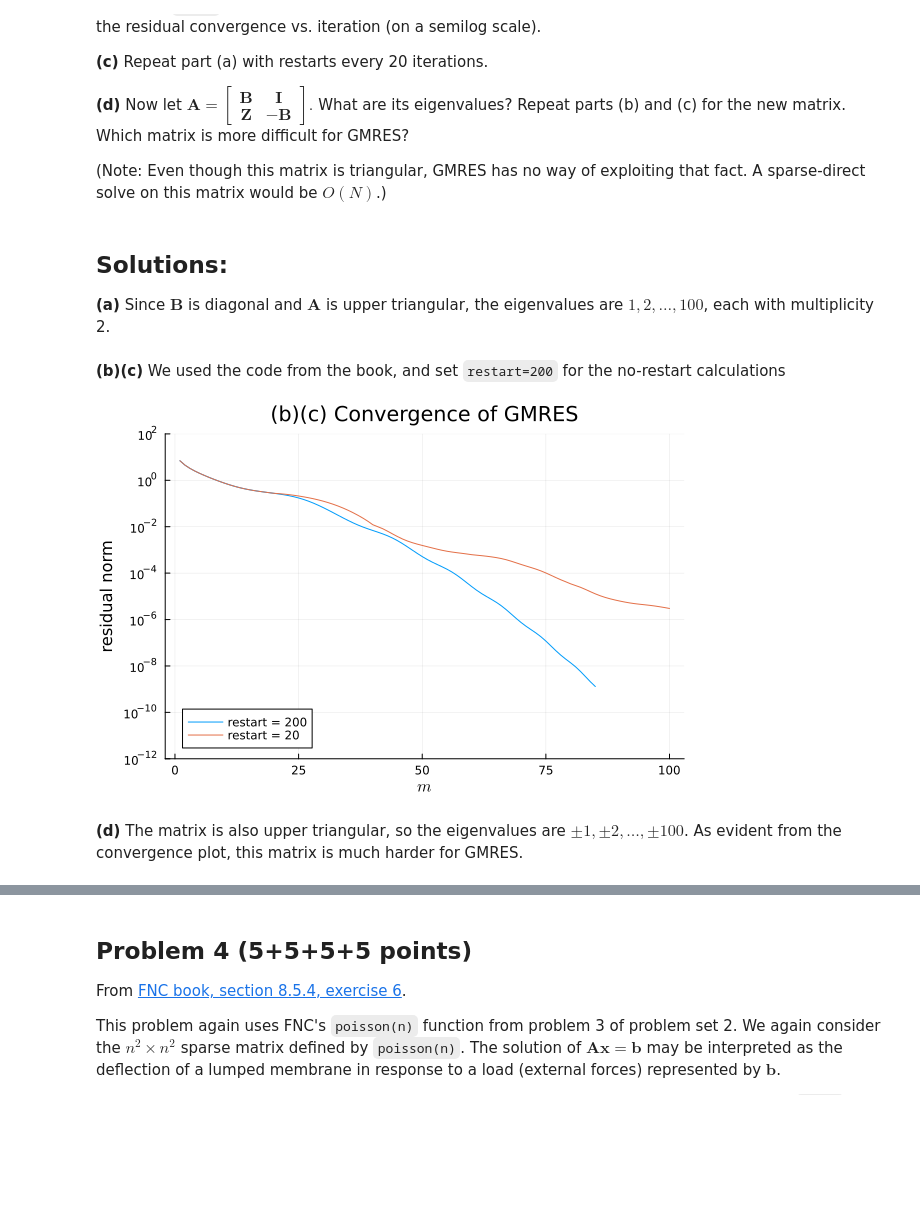
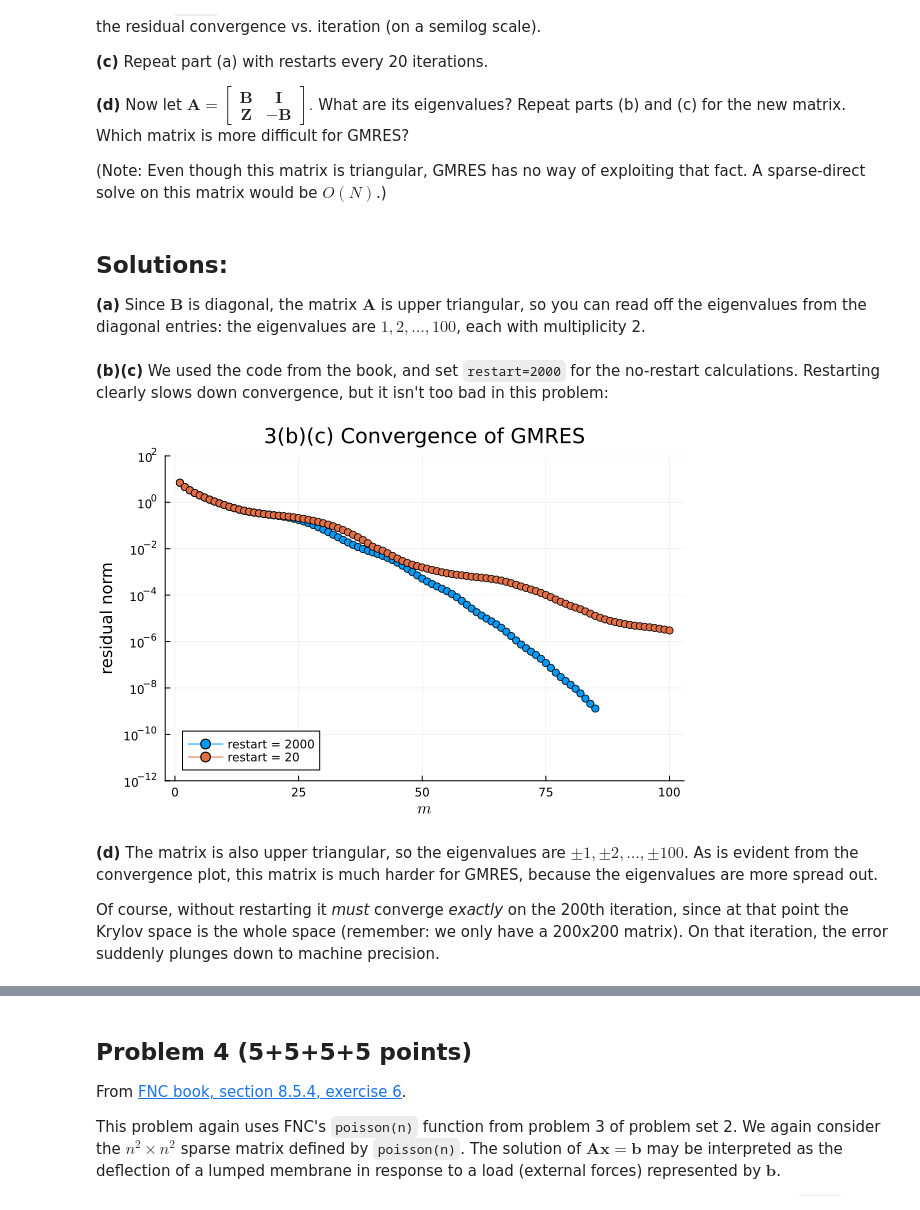
Before and after one commit to mitmath/numerical_spoke_linalg, a Jupyter notebook: psets/pset3sol.ipynb, the cells around one changed output, grey strips where cells are left out. Saved outputs shown, nothing was run; the diff lists cells and outputs as text; code cells hidden in the pictures; blank space fills up the shorter version.

```diff
--- a/psets/pset3sol.ipynb
+++ b/psets/pset3sol.ipynb
@@ -133,9 +150,9 @@ Let $\mathbf{I}$ be a $100\times 100$ identity, and let $\mathbf{Z}$ be a $100\t
 (Note: Even though this matrix is triangular, GMRES has no way of exploiting that fact.  A sparse-direct solve on this matrix would be $O(N)$.)
 # %% [markdown]
 ## Solutions:
- **(a)** Since $\mathbf{B}$ is diagonal and $\mathbf{A}$ is upper triangular, the eigenvalues are $1, 2, \dots, 100$, each with multiplicity 2.
+ **(a)** Since $\mathbf{B}$ is diagonal, the matrix $\mathbf{A}$ is upper triangular, so you can read off the eigenvalues from the diagonal entries: the eigenvalues are $1, 2, \dots, 100$, each with multiplicity 2.
 # %% [markdown]
-**(b)(c)** We used the code from the book, and set ``restart=200`` for the no-restart calculations
+**(b)(c)** We used the code from the book, and set ``restart=2000`` for the no-restart calculations.  Restarting clearly slows down convergence, but it isn't too bad in this problem:
 # %%
 n=100
 B = Diagonal(1:n)
@@ -146,18 +163,20 @@ b = ones(2n);
 using IterativeSolvers
 reltol = 1e-10;
 # %%
-plt = plot(title="(b)(c) Convergence of GMRES", legend=:bottomleft,
+plt = plot(title="3(b)(c) Convergence of GMRES", legend=:bottomleft,
     xaxis=(L"m"),  yaxis=(:log10, "residual norm", [1e-12, 100]))
 
-for restart in [200, 20]
+for restart in [2000, 20]
     x, hist = IterativeSolvers.gmres(A1, b; restart, reltol,
         maxiter=100, log=true)
-    plot!(hist[:resnorm], label="restart = $restart")
+    plot!(hist[:resnorm], marker=:circle, label="restart = $restart")
 end
 
 plt
 # %% [output]
-[figure, old version]
+[figure, new version]
 # %% [markdown]
-**(d)** The matrix is also upper triangular, so the eigenvalues are $\pm1, \pm2, \dots, \pm100$. As evident from the convergence plot, this matrix is much harder for GMRES.
+**(d)** The matrix is also upper triangular, so the eigenvalues are $\pm1, \pm2, \dots, \pm100$. As is evident from the convergence plot, this matrix is much harder for GMRES, because the eigenvalues are more spread out.
+
+Of course, without restarting it *must* converge *exactly* on the 200th iteration, since at that point the Krylov space is the whole space (remember: we only have a 200x200 matrix).  On that iteration, the error suddenly plunges down to machine precision.
 # %%
```
Also changed, not shown: parts of 13 cells of this notebook.
